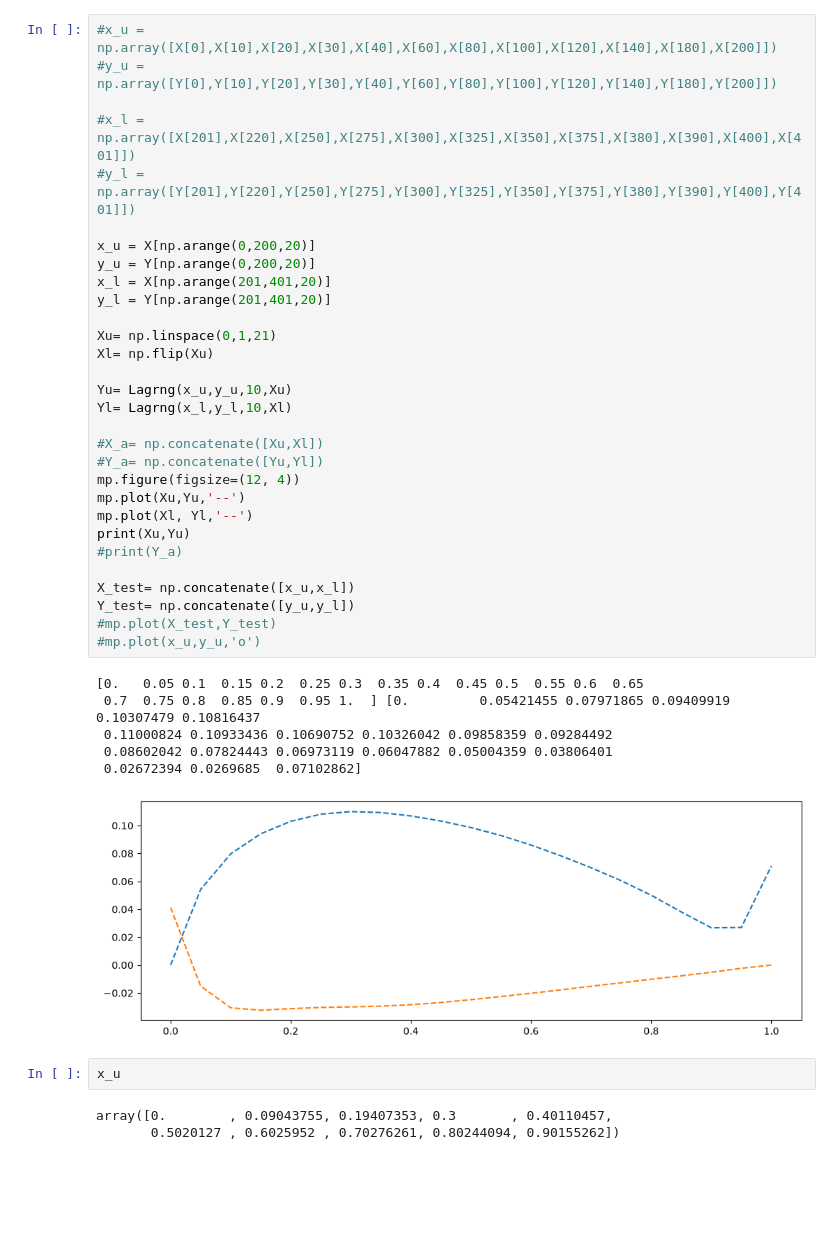
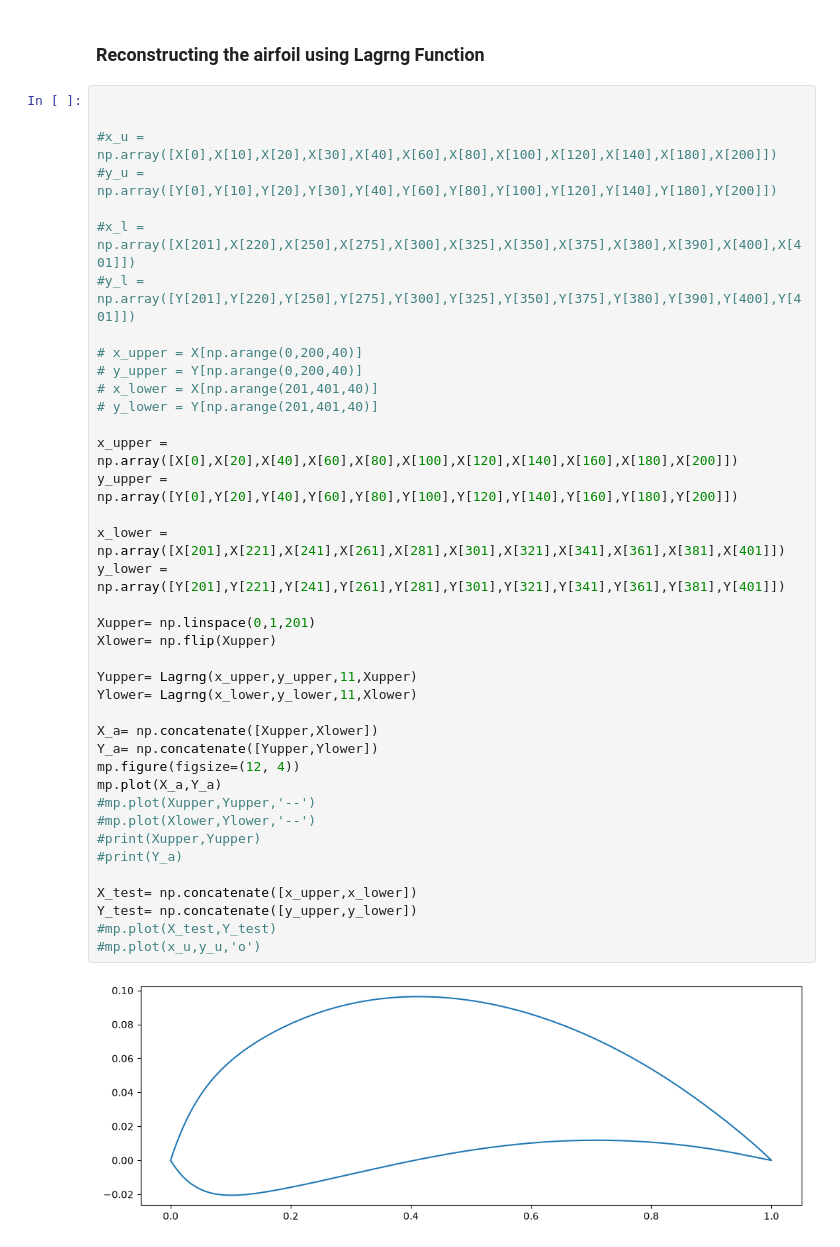
Before and after one commit to Aathi2165/AE801_2026, a Jupyter notebook: SCI_COMP/NACA_Airfoil_approximation.ipynb, the cells around one changed output. Saved outputs shown, nothing was run; the diff lists cells and outputs as text; blank space fills up the shorter version.

```diff
--- a/SCI_COMP/NACA_Airfoil_approximation.ipynb
+++ b/SCI_COMP/NACA_Airfoil_approximation.ipynb
@@ -77,45 +164,46 @@ def Lagrng(x,y,n,a):
                 product = product*(a - x[j])/(x[i] - x[j])
         sum = sum + product
     return(sum)
+# %% [markdown]
+### Reconstructing the airfoil using Lagrng Function
 # %%
+
+
 #x_u = np.array([X[0],X[10],X[20],X[30],X[40],X[60],X[80],X[100],X[120],X[140],X[180],X[200]])
 #y_u = np.array([Y[0],Y[10],Y[20],Y[30],Y[40],Y[60],Y[80],Y[100],Y[120],Y[140],Y[180],Y[200]])
 
 #x_l = np.array([X[201],X[220],X[250],X[275],X[300],X[325],X[350],X[375],X[380],X[390],X[400],X[401]])
 #y_l = np.array([Y[201],Y[220],Y[250],Y[275],Y[300],Y[325],Y[350],Y[375],Y[380],Y[390],Y[400],Y[401]])
 
-x_u = X[np.arange(0,200,20)]
-y_u = Y[np.arange(0,200,20)]
-x_l = X[np.arange(201,401,20)]
-y_l = Y[np.arange(201,401,20)]
+# x_upper = X[np.arange(0,200,40)]
+# y_upper = Y[np.arange(0,200,40)]
+# x_lower = X[np.arange(201,401,40)]
+# y_lower = Y[np.arange(201,401,40)]
 
-Xu= np.linspace(0,1,21)
-Xl= np.flip(Xu)
+x_upper = np.array([X[0],X[20],X[40],X[60],X[80],X[100],X[120],X[140],X[160],X[180],X[200]])
+y_upper = np.array([Y[0],Y[20],Y[40],Y[60],Y[80],Y[100],Y[120],Y[140],Y[160],Y[180],Y[200]])
 
-Yu= Lagrng(x_u,y_u,10,Xu)
-Yl= Lagrng(x_l,y_l,10,Xl)
+x_lower = np.array([X[201],X[221],X[241],X[261],X[281],X[301],X[321],X[341],X[361],X[381],X[401]])
+y_lower = np.array([Y[201],Y[221],Y[241],Y[261],Y[281],Y[301],Y[321],Y[341],Y[361],Y[381],Y[401]])
 
-#X_a= np.concatenate([Xu,Xl])
-#Y_a= np.concatenate([Yu,Yl])
+Xupper= np.linspace(0,1,201)
+Xlower= np.flip(Xupper)
+
+Yupper= Lagrng(x_upper,y_upper,11,Xupper)
+Ylower= Lagrng(x_lower,y_lower,11,Xlower)
+
+X_a= np.concatenate([Xupper,Xlower])
+Y_a= np.concatenate([Yupper,Ylower])
 mp.figure(figsize=(12, 4))
-mp.plot(Xu,Yu,'--')
-mp.plot(Xl, Yl,'--')
-print(Xu,Yu)
+mp.plot(X_a,Y_a)
+#mp.plot(Xupper,Yupper,'--')
+#mp.plot(Xlower,Ylower,'--')
+#print(Xupper,Yupper)
 #print(Y_a)
 
-X_test= np.concatenate([x_u,x_l])
-Y_test= np.concatenate([y_u,y_l])
+X_test= np.concatenate([x_upper,x_lower])
+Y_test= np.concatenate([y_upper,y_lower])
 #mp.plot(X_test,Y_test)
 #mp.plot(x_u,y_u,'o')
 # %% [output]
-[0.   0.05 0.1  0.15 0.2  0.25 0.3  0.35 0.4  0.45 0.5  0.55 0.6  0.65
- 0.7  0.75 0.8  0.85 0.9  0.95 1.  ] [0.         0.05421455 0.07971865 0.09409919 0.10307479 0.10816437
- 0.11000824 0.10933436 0.10690752 0.10326042 0.09858359 0.09284492
- 0.08602042 0.07824443 0.06973119 0.06047882 0.05004359 0.03806401
- 0.02672394 0.0269685  0.07102862]
-[figure, old version]
+[figure, new version]
-# %%
-x_u
-# %% [output]
-array([0.        , 0.09043755, 0.19407353, 0.3       , 0.40110457,
-       0.5020127 , 0.6025952 , 0.70276261, 0.80244094, 0.90155262])
```
Also changed, not shown: parts of 19 cells of this notebook.
